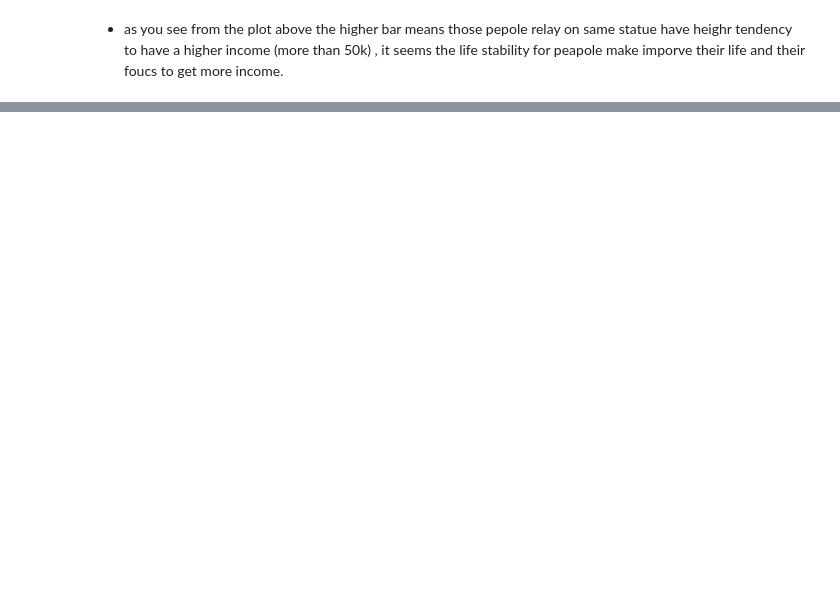
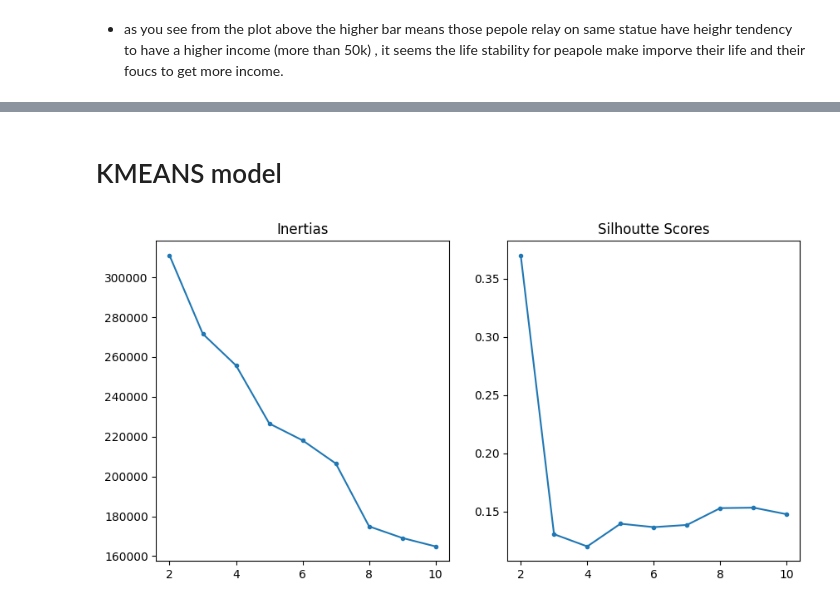
Before and after one commit to HadilGhaith/Adult-Income-Prediction, a Jupyter notebook: Adult_Income.ipynb, the cells around one changed output, grey strips where cells are left out. Saved outputs shown, nothing was run; the diff lists cells and outputs as text; code cells hidden in the pictures; blank space fills up the shorter version.

```diff
--- a/Adult_Income.ipynb
+++ b/Adult_Income.ipynb
@@ -1533,0 +1629,20 @@ ax.set_xticklabels(ax.get_xticklabels(), rotation=45, ha='right')
+# %% [markdown]
+# KMEANS model
+# %%
+# plot inertias and silhoutte scores to decide the cluster number for kmeans
+inertias = []
+sil = []
+# loop
+for i in range(2,11):
+  kmeans = KMeans(n_clusters= i, n_init='auto', random_state=42)
+  kmeans.fit_transform(X_train_tf)
+  inertias.append(kmeans.inertia_)
+  sil.append(silhouette_score(X_train_tf, kmeans.labels_))
+# visualize the inertias and silhoutte scores
+fig, axes = plt.subplots(1, 2, figsize=(10,5))
+axes[0].plot(range(2,11), inertias, marker='.')
+axes[0].set_title('Inertias')
+axes[1].plot(range(2,11), sil, marker='.')
+axes[1].set_title('Silhoutte Scores');
+# %% [output]
+[figure, added]
```
Also changed, not shown: parts of 36 cells of this notebook.
